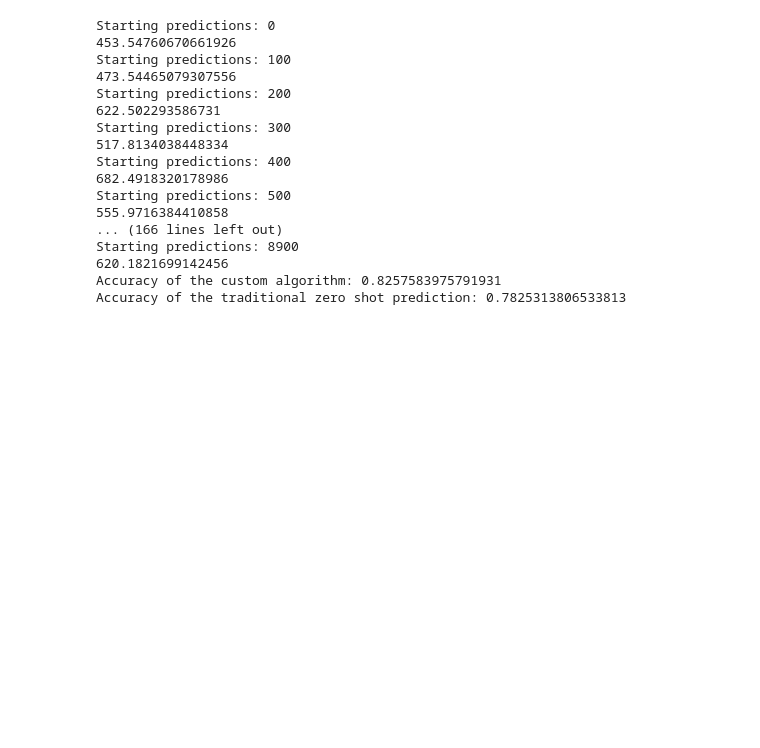
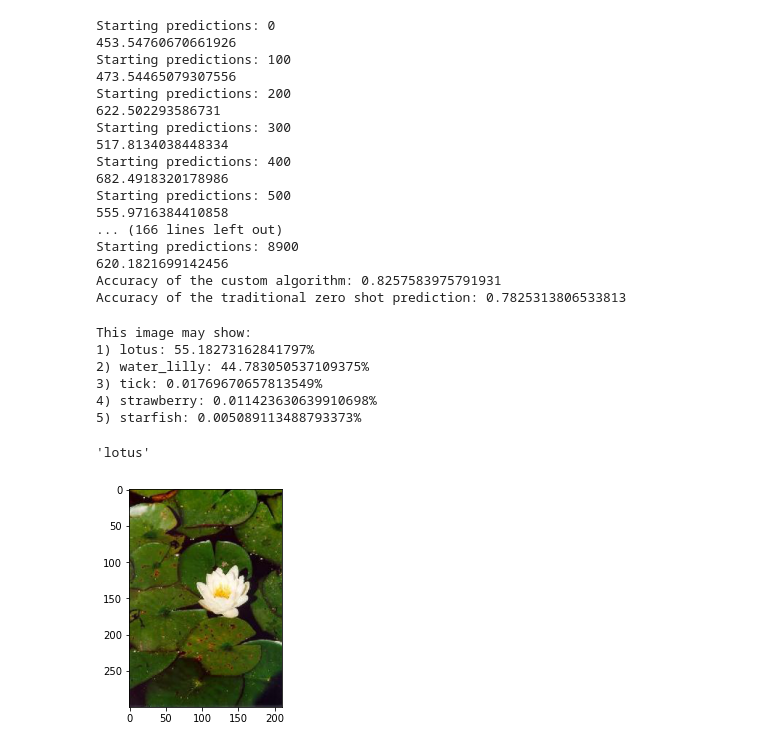
Before and after one commit to Idriss-Malek/MAP583_Projet_CLIP, a Jupyter notebook: caltech_test/caltech101.ipynb, the cells around one changed output. Saved outputs shown, nothing was run; the diff lists cells and outputs as text; code cells hidden in the pictures; blank space fills up the shorter version.

```diff
--- a/caltech_test/caltech101.ipynb
+++ b/caltech_test/caltech101.ipynb
@@ -94,3 +95,16 @@ Starting predictions: 8900
 620.1821699142456
 Accuracy of the custom algorithm: 0.8257583975791931
 Accuracy of the traditional zero shot prediction: 0.7825313806533813
+# %%
+caltech.set_image(dataset[8805][0])
+# %%
+caltech.classify(verbose=True)
+# %% [output]
+This image may show:
+1) lotus: 55.18273162841797%
+2) water_lilly: 44.783050537109375%
+3) tick: 0.01769670657813549%
+4) strawberry: 0.011423630639910698%
+5) starfish: 0.005089113488793373%
+'lotus'
+[figure, added]
```
Also changed, not shown: parts of 4 cells of this notebook, 1 other file.
